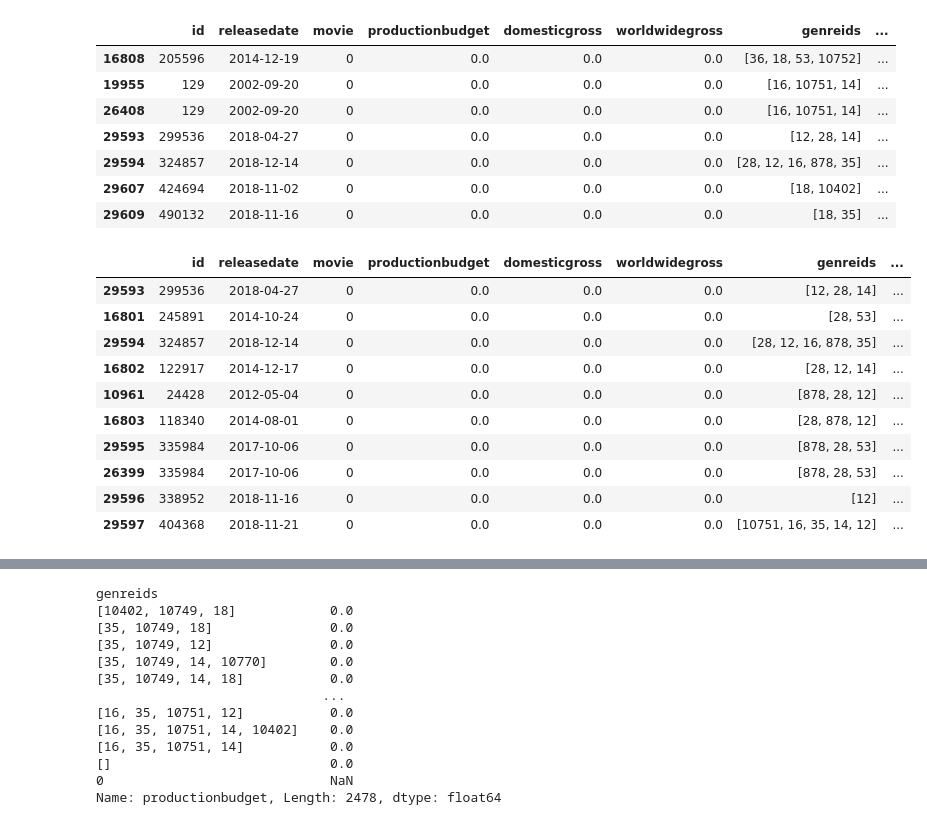
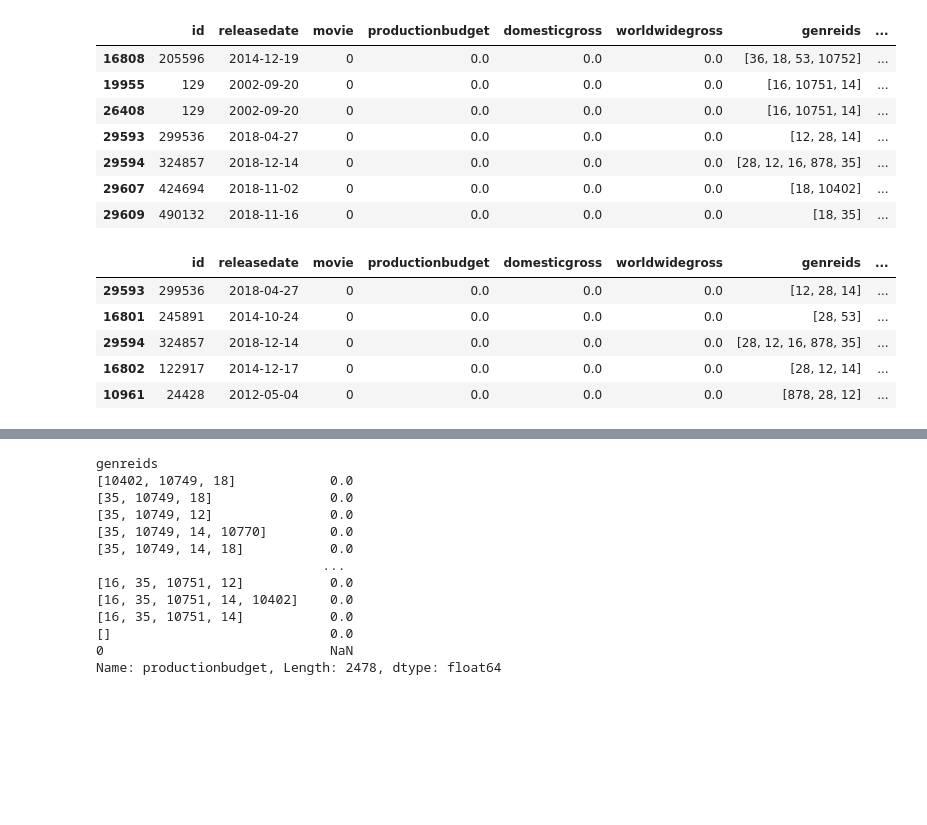
Before and after one commit to wangui333/Phase-2-Project, a Jupyter notebook: notebook.ipynb, the cells around one changed output, grey strips where cells are left out. Saved outputs shown, nothing was run; the diff lists cells and outputs as text; code cells hidden in the pictures; blank space fills up the shorter version.

```diff
--- a/notebook.ipynb
+++ b/notebook.ipynb
@@ -585,19 +585,14 @@ popular_high_rated
 | 29609 | 490132 | 2018-11-16 | 0 | 0.0 | 0.0 | 0.0 | [18, 35] | ... |
 # %%
 #sorting data by popularity
-df3.sort_values('popularity', ascending=False).head(10)
+df3.sort_values('popularity', ascending=False).head(5)
 # %% [output]
 |  | id | releasedate | movie | productionbudget | domesticgross | worldwidegross | genreids | ... |
 | 29593 | 299536 | 2018-04-27 | 0 | 0.0 | 0.0 | 0.0 | [12, 28, 14] | ... |
 | 16801 | 245891 | 2014-10-24 | 0 | 0.0 | 0.0 | 0.0 | [28, 53] | ... |
 | 29594 | 324857 | 2018-12-14 | 0 | 0.0 | 0.0 | 0.0 | [28, 12, 16, 878, 35] | ... |
 | 16802 | 122917 | 2014-12-17 | 0 | 0.0 | 0.0 | 0.0 | [28, 12, 14] | ... |
 | 10961 | 24428 | 2012-05-04 | 0 | 0.0 | 0.0 | 0.0 | [878, 28, 12] | ... |
-| 16803 | 118340 | 2014-08-01 | 0 | 0.0 | 0.0 | 0.0 | [28, 878, 12] | ... |
-| 29595 | 335984 | 2017-10-06 | 0 | 0.0 | 0.0 | 0.0 | [878, 28, 53] | ... |
-| 26399 | 335984 | 2017-10-06 | 0 | 0.0 | 0.0 | 0.0 | [878, 28, 53] | ... |
-| 29596 | 338952 | 2018-11-16 | 0 | 0.0 | 0.0 | 0.0 | [12] | ... |
-| 29597 | 404368 | 2018-11-21 | 0 | 0.0 | 0.0 | 0.0 | [10751, 16, 35, 14, 12] | ... |
 # %%
 #Average vote per year
 df3.groupby('releasedate')['voteaverage'].mean().sort_index().tail(20)
```
